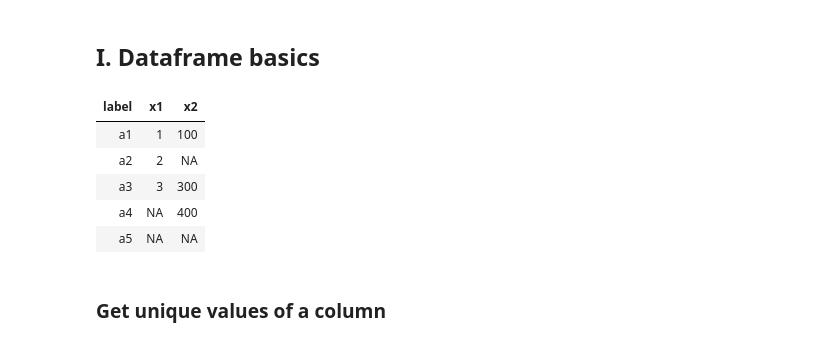
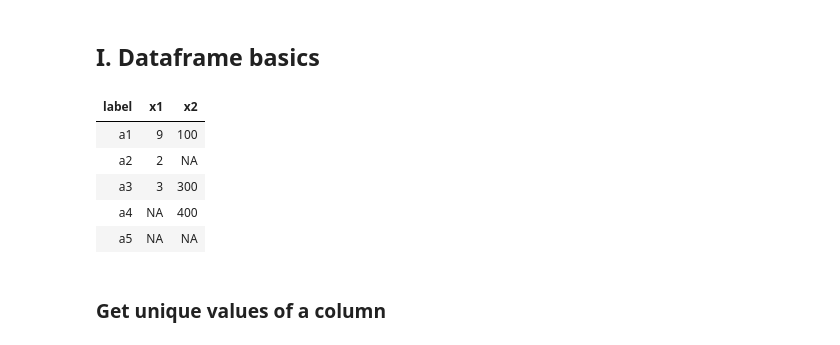
Before and after one commit to tuantla80/R-Shiny-Apps, a Jupyter notebook: R_Examples/Dataframe.ipynb, the cells around one changed output. Saved outputs shown, nothing was run; the diff lists cells and outputs as text; code cells hidden in the pictures.

```diff
--- a/R_Examples/Dataframe.ipynb
+++ b/R_Examples/Dataframe.ipynb
@@ -25,12 +25,12 @@ The following objects are masked from 'package:dplyr':
 ## I. Dataframe basics
 # %%
 df <- data.frame(label = c('a1', 'a2', 'a3', 'a4', 'a5'),
-                 x1 = c(1, 2, 3, NA, NA),
+                 x1 = c(9, 2, 3, NA, NA),
                  x2 = c(100, NA, 300, 400, NA))
 df
 # %% [output]
 | label | x1 | x2 |
-| a1 | 1 | 100 |
+| a1 | 9 | 100 |
 | a2 | 2 | NA |
 | a3 | 3 | 300 |
 | a4 | NA | 400 |
```
Also changed, not shown: parts of 16 cells of this notebook.
